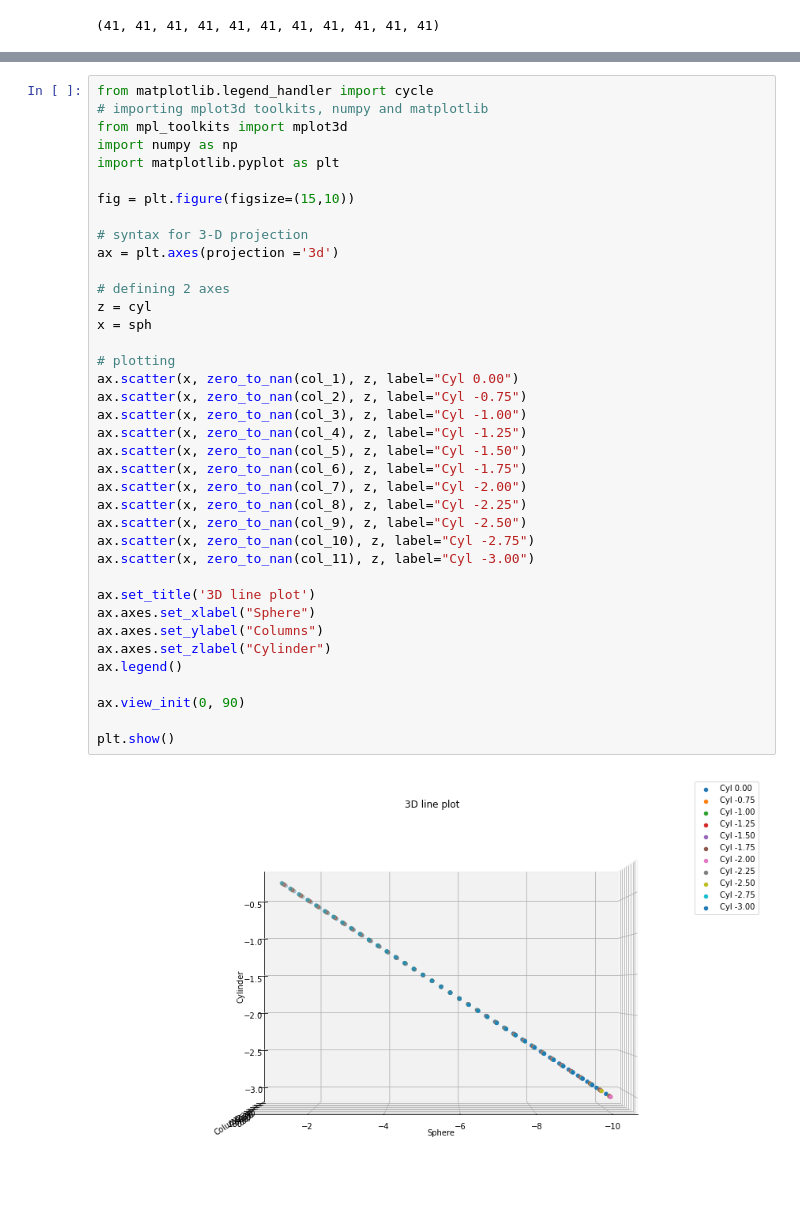
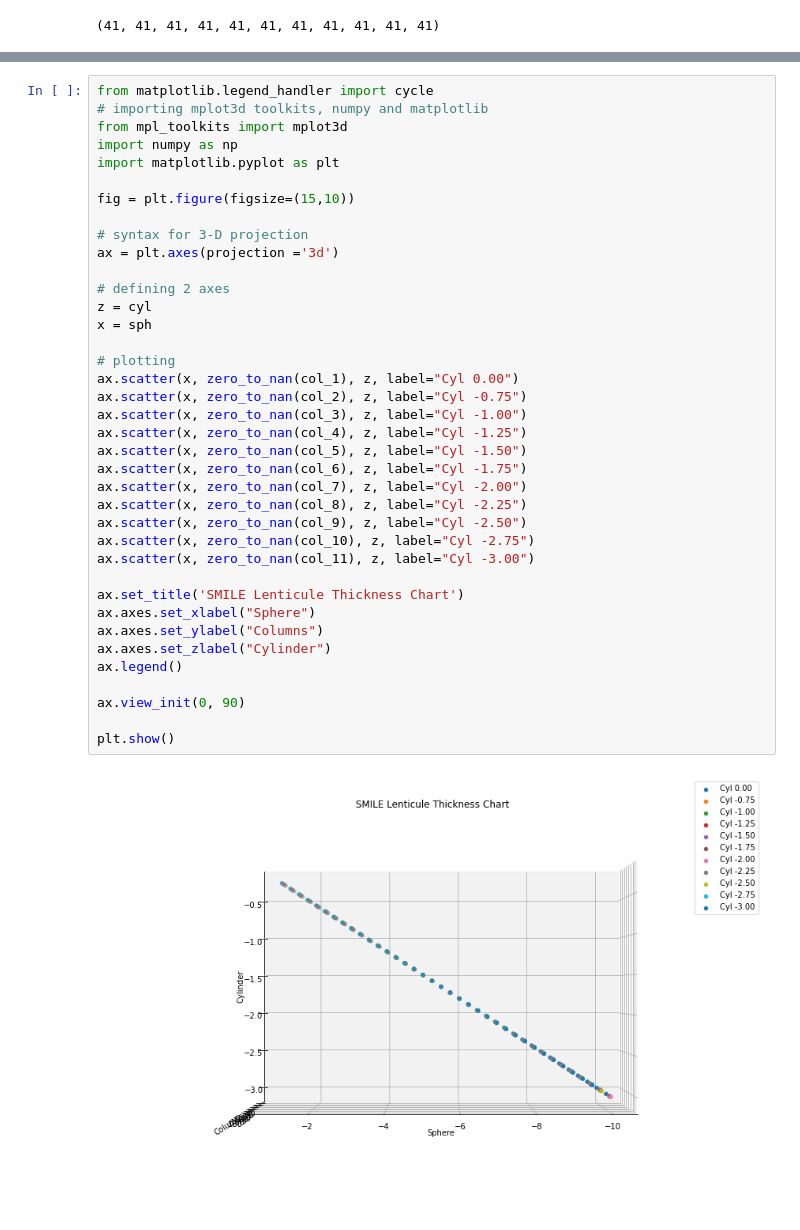
Before and after one commit to jfink09/Medical-Related-Projects, a Jupyter notebook: SMILE_Calculation_Table.ipynb, the cells around one changed output, grey strips where cells are left out. Drawn from its saved outputs; the diff is of its cells as text.

```diff
--- a/SMILE_Calculation_Table.ipynb
+++ b/SMILE_Calculation_Table.ipynb
@@ -299,35 +285,35 @@ fig = plt.figure(figsize=(15,10))
 
 # syntax for 3-D projection
 ax = plt.axes(projection ='3d')
 
 # defining 2 axes
 z = cyl
 x = sph
 
 # plotting
 ax.scatter(x, zero_to_nan(col_1), z, label="Cyl 0.00")
 ax.scatter(x, zero_to_nan(col_2), z, label="Cyl -0.75")
 ax.scatter(x, zero_to_nan(col_3), z, label="Cyl -1.00")
 ax.scatter(x, zero_to_nan(col_4), z, label="Cyl -1.25")
 ax.scatter(x, zero_to_nan(col_5), z, label="Cyl -1.50")
 ax.scatter(x, zero_to_nan(col_6), z, label="Cyl -1.75")
 ax.scatter(x, zero_to_nan(col_7), z, label="Cyl -2.00")
 ax.scatter(x, zero_to_nan(col_8), z, label="Cyl -2.25")
 ax.scatter(x, zero_to_nan(col_9), z, label="Cyl -2.50")
 ax.scatter(x, zero_to_nan(col_10), z, label="Cyl -2.75")
 ax.scatter(x, zero_to_nan(col_11), z, label="Cyl -3.00")
 
-ax.set_title('3D line plot')
+ax.set_title('SMILE Lenticule Thickness Chart')
 ax.axes.set_xlabel("Sphere")
 ax.axes.set_ylabel("Columns")
 ax.axes.set_zlabel("Cylinder")
 ax.legend()
 
 ax.view_init(0, 90)
 
 plt.show()
 # %% [output]
-[figure, old version]
+[figure, new version]
 # %%
 from matplotlib.legend_handler import cycle
 # importing mplot3d toolkits, numpy and matplotlib
```
Also changed, not shown: parts of 5 cells of this notebook.
